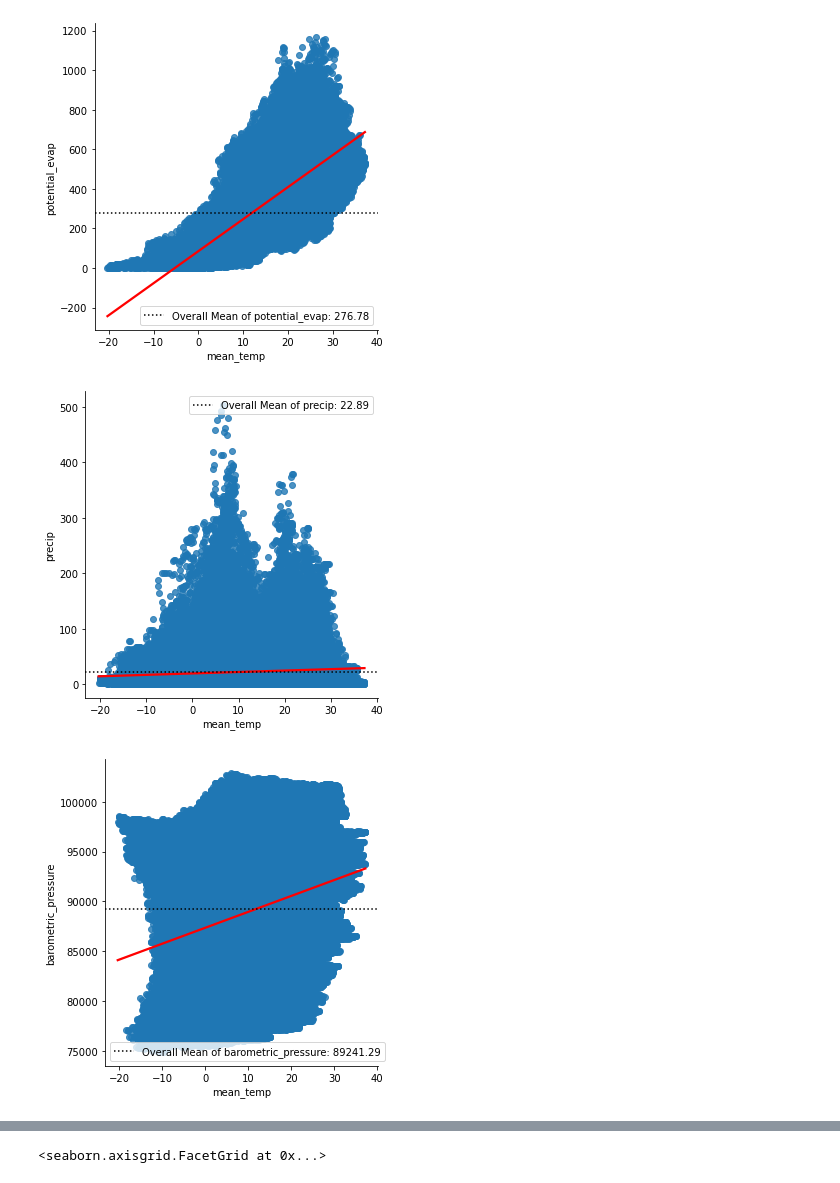
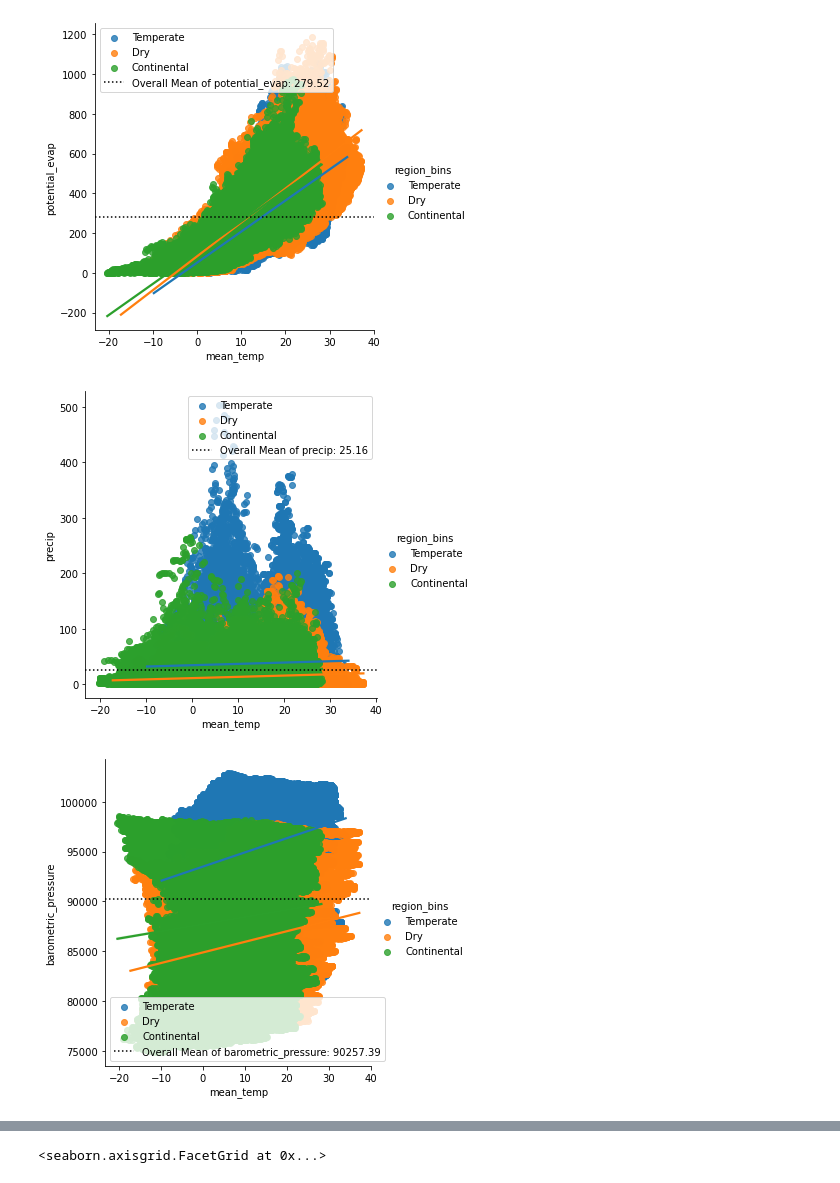
Before and after one commit to Mirzakhani-Capstone/mirzakhani_shared, a Jupyter notebook: mark/eda_part3.ipynb, the cells around one changed output, grey strips where cells are left out. Drawn from its saved outputs; the diff is of its cells as text; code cells hidden in the pictures.

Commit message:
Prep for model and modeling functions

```diff
--- a/mark/eda_part3.ipynb
+++ b/mark/eda_part3.ipynb
@@ -17,8 +17,7 @@ pd.options.display.max_rows = 1000
 pd.options.display.max_columns = 300
 # %%
 df = w.get_explore_data()
-df = w.prep_data(df, features=w.features)
-df = w.rename_data(df)
+df = w.get_contest_data(df)
 train, validate, test = w.split_data(df)
 # %%
 train.head()
@@ -58,11 +67,11 @@ cont_vars
 # %%
 for col in cont_vars:
-    sns.lmplot(x='mean_temp', y=col, data=train, line_kws={'color': 'red'})
+    sns.lmplot(x='mean_temp', y=col, data=train, hue='region_bins', pallett)
     rate = train[col].mean()
     plt.axhline(rate,  label = f'Overall Mean of {col}: {rate:.2f}', linestyle='dotted', color='black')
     plt.legend()
     plt.show()
 # %% [output]
-[figure, old version]
+[figure, new version]
-[figure, old version]
+[figure, new version]
-[figure, old version]
+[figure, new version]
```
Also changed, not shown: parts of 3 cells of this notebook, 1 other file.
